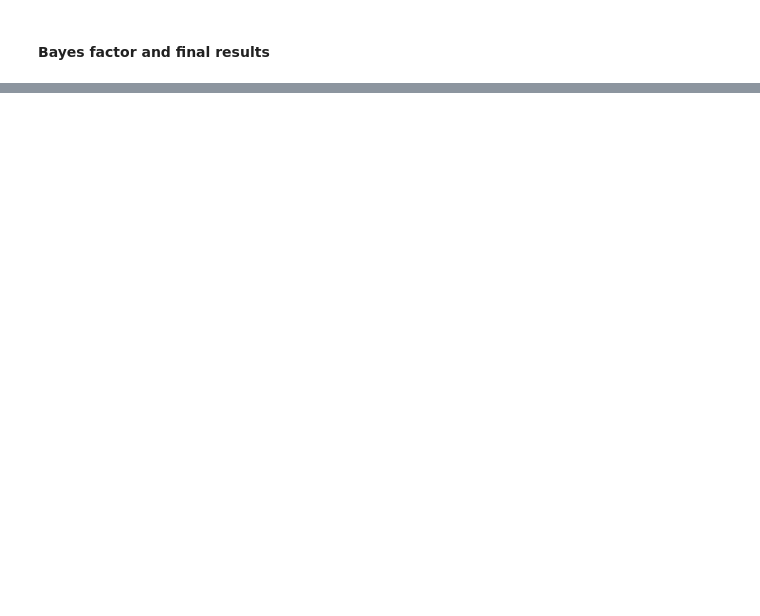
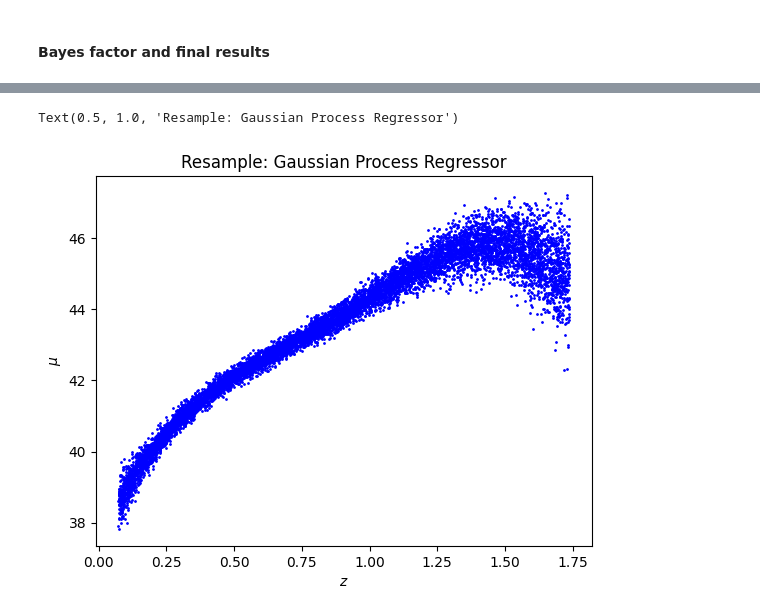
Before and after one commit to DiegoToniolo/astrostatistics_bicocca_2024, a Jupyter notebook: working/L18_Supernovae.ipynb, the cells around one changed output, grey strips where cells are left out. Drawn from its saved outputs; the diff is of its cells as text; code cells hidden in the pictures; blank space fills up the shorter version.

```diff
--- a/working/L18_Supernovae.ipynb
+++ b/working/L18_Supernovae.ipynb
@@ -254,0 +264,15 @@ Bayes Factor: 0.774604423240767
+# %%
+z_resample = st.uniform(np.min(z_sample), np.max(z_sample) - np.min(z_sample)).rvs(10000)
+z_resample = np.sort(z_resample)
+mu_resample_gp = np.array([])
+for i in range(10000):
+    mean, sigma = reg_gp.predict([[z_resample[i]]], return_std = True)
+    mu_resample_gp = np.append(mu_resample_gp, st.norm(mean, sigma).rvs(1))
+# %%
+plt.plot(z_resample, mu_resample_gp, 'bo', markersize = 1)
+plt.xlabel(r"$z$")
+plt.ylabel(r"$\mu$")
+plt.title("Resample: Gaussian Process Regressor")
+# %% [output]
+Text(0.5, 1.0, 'Resample: Gaussian Process Regressor')
+[figure, added]
```
Also changed, not shown: parts of 20 cells of this notebook.
